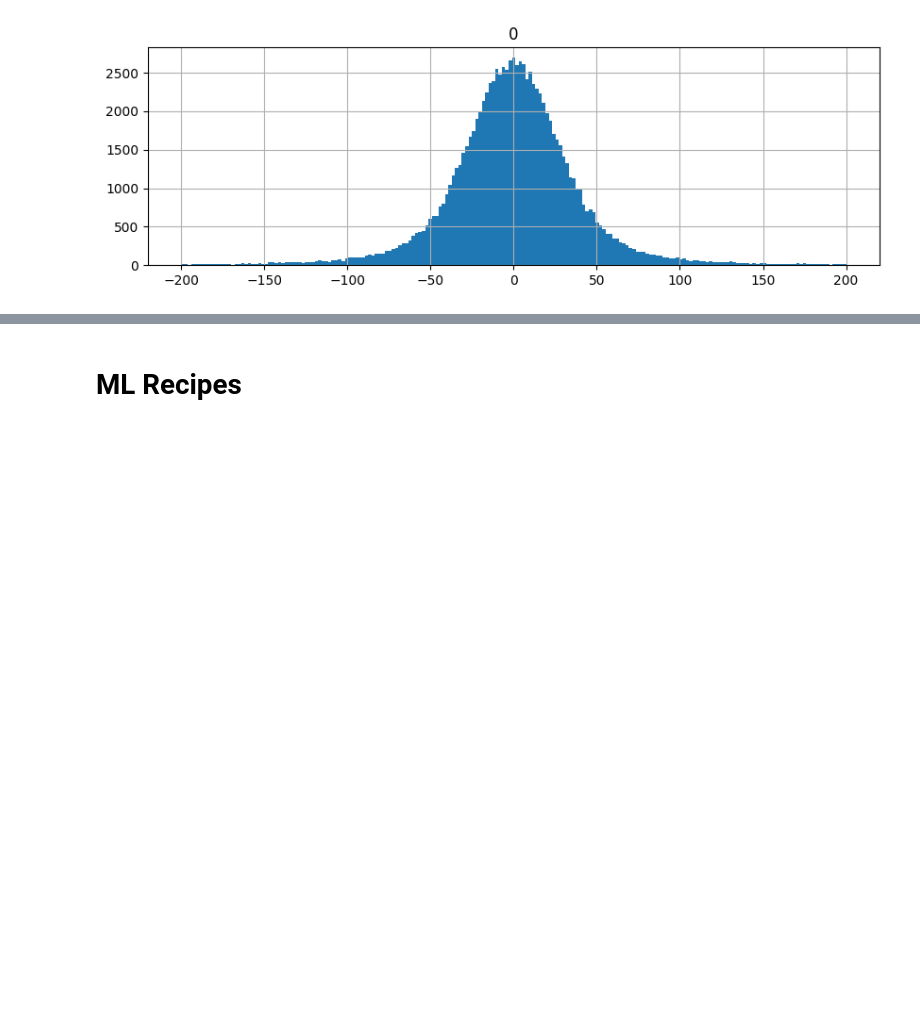
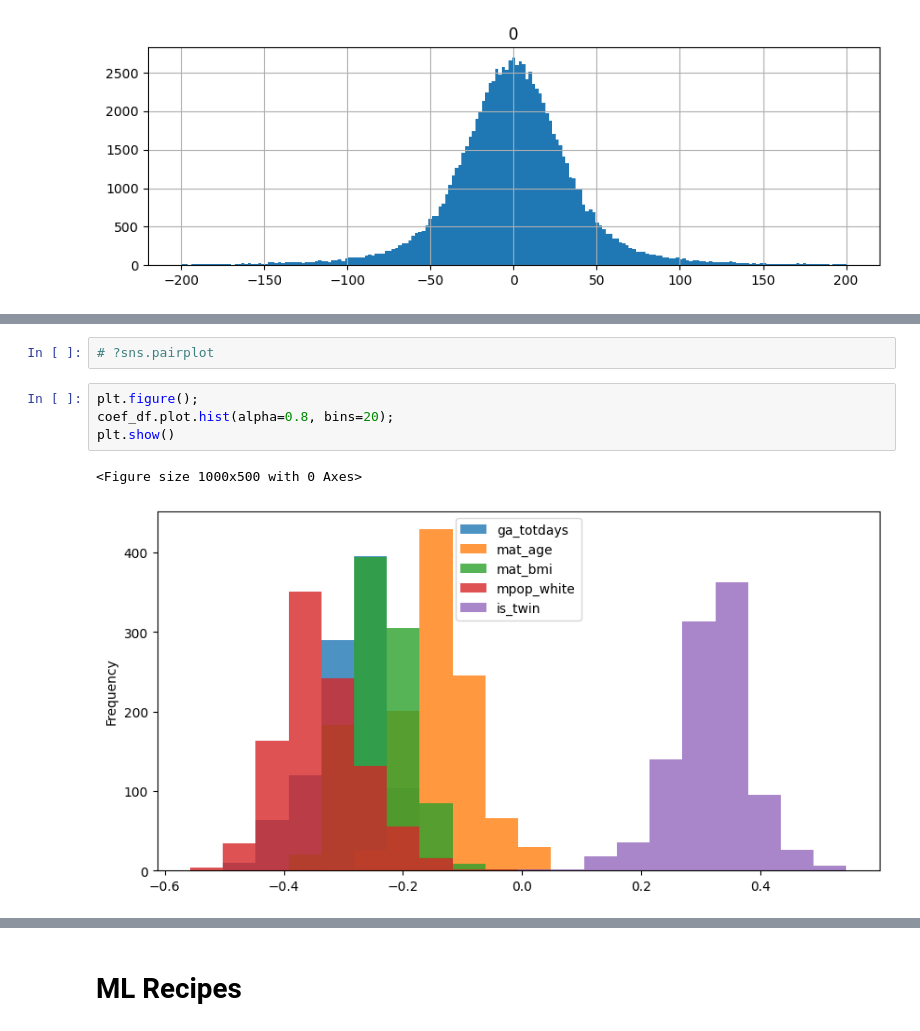
Before and after one commit to mennowitteveen/mjwt, a Jupyter notebook: nbs/ipynb_snippets.ipynb, the cells around one changed output, grey strips where cells are left out. Cells and saved outputs as stored; diff of their text form; blank space fills up the shorter version.

```diff
--- a/nbs/ipynb_snippets.ipynb
+++ b/nbs/ipynb_snippets.ipynb
@@ -156,0 +167,9 @@ ws.hist(bins=np.linspace(-200,200,200), figsize=[10,3]); # <-- without the bins
+# %%
+# ?sns.pairplot
+# %%
+plt.figure();
+coef_df.plot.hist(alpha=0.8, bins=20);
+plt.show()
+# %% [output]
+<Figure size 1000x500 with 0 Axes>
+[figure, added]
```
Also changed, not shown: parts of 8 cells of this notebook, 4 other files.
